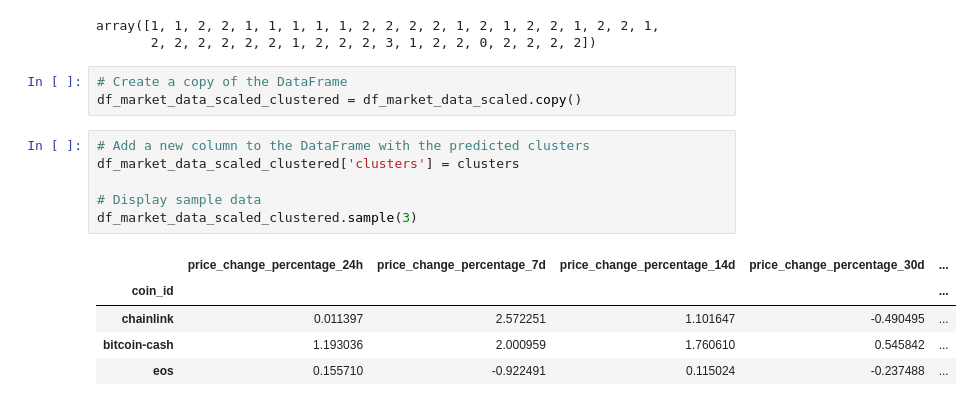
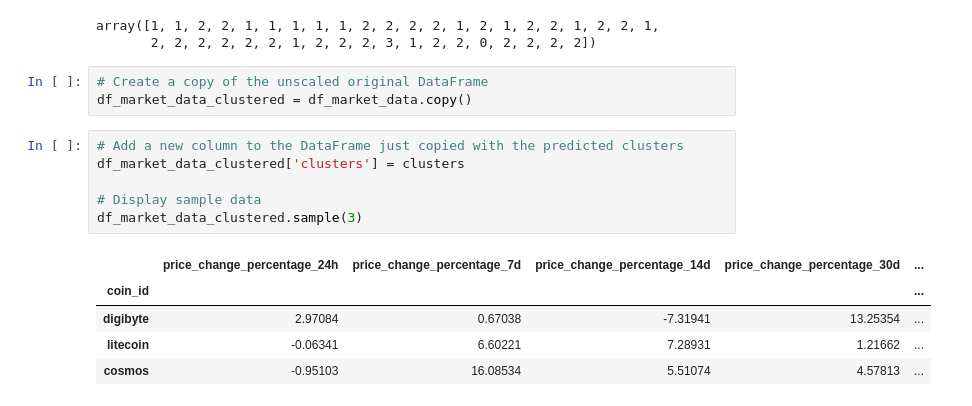
Before and after one commit to v3232/Crypto-Clustering, a Jupyter notebook: main.ipynb, the cells around one changed output. Saved outputs shown, nothing was run; the diff lists cells and outputs as text.

```diff
--- a/main.ipynb
+++ b/main.ipynb
@@ -207,20 +207,20 @@ clusters
 array([1, 1, 2, 2, 1, 1, 1, 1, 1, 2, 2, 2, 2, 1, 2, 1, 2, 2, 1, 2, 2, 1,
        2, 2, 2, 2, 2, 2, 1, 2, 2, 2, 3, 1, 2, 2, 0, 2, 2, 2, 2])
 # %%
-# Create a copy of the DataFrame
-df_market_data_scaled_clustered = df_market_data_scaled.copy()
+# Create a copy of the unscaled original DataFrame
+df_market_data_clustered = df_market_data.copy()
 # %%
-# Add a new column to the DataFrame with the predicted clusters
-df_market_data_scaled_clustered['clusters'] = clusters
+# Add a new column to the DataFrame just copied with the predicted clusters
+df_market_data_clustered['clusters'] = clusters
 
 # Display sample data
-df_market_data_scaled_clustered.sample(3)
+df_market_data_clustered.sample(3)
 # %% [output]
 |  | price_change_percentage_24h | price_change_percentage_7d | price_change_percentage_14d | price_change_percentage_30d | ... |
 | coin_id |  |  |  |  | ... |
-| chainlink | 0.011397 | 2.572251 | 1.101647 | -0.490495 | ... |
-| bitcoin-cash | 1.193036 | 2.000959 | 1.760610 | 0.545842 | ... |
-| eos | 0.155710 | -0.922491 | 0.115024 | -0.237488 | ... |
+| digibyte | 2.97084 | 0.67038 | -7.31941 | 13.25354 | ... |
+| litecoin | -0.06341 | 6.60221 | 7.28931 | 1.21662 | ... |
+| cosmos | -0.95103 | 16.08534 | 5.51074 | 4.57813 | ... |
 # %%
 # Create a scatter plot using hvPlot by setting
 # `x="price_change_percentage_24h"` and `y="price_change_percentage_7d"`.
```
Also changed, not shown: parts of 1 cell of this notebook.
